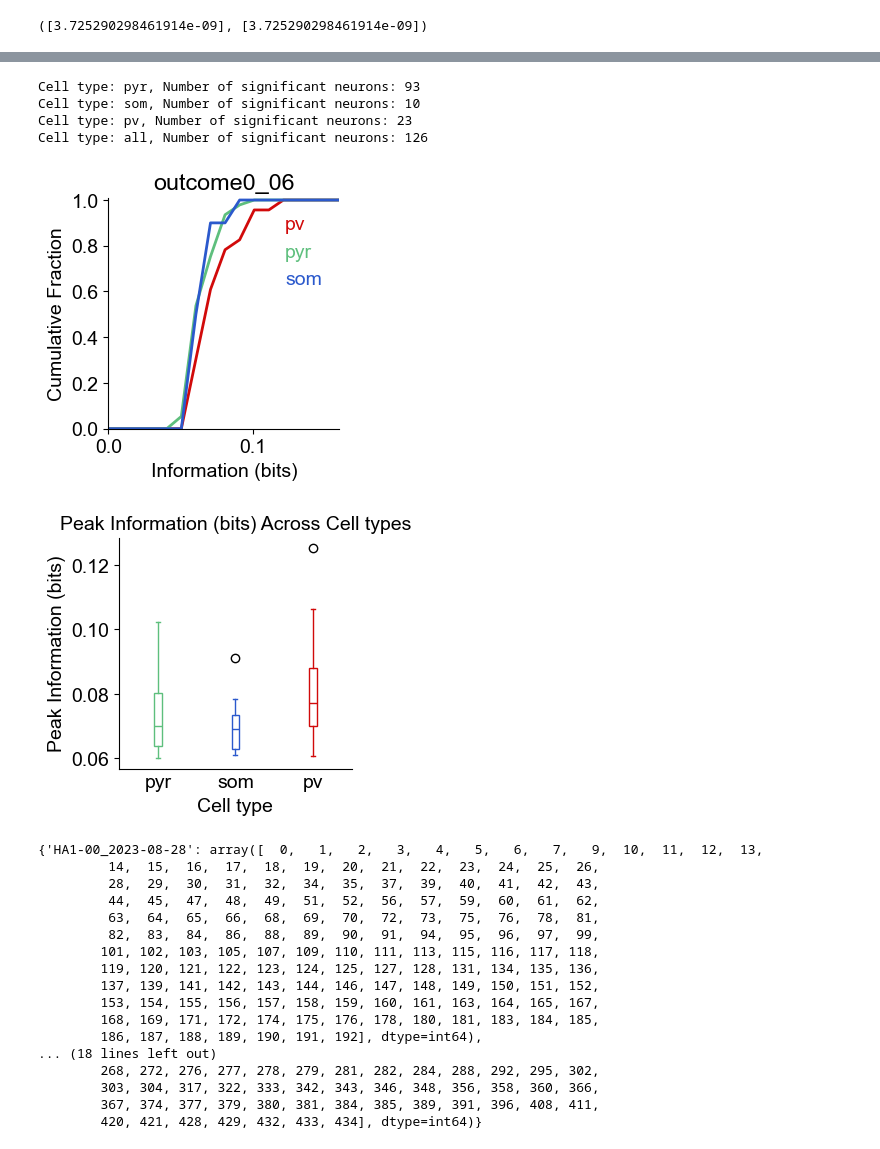
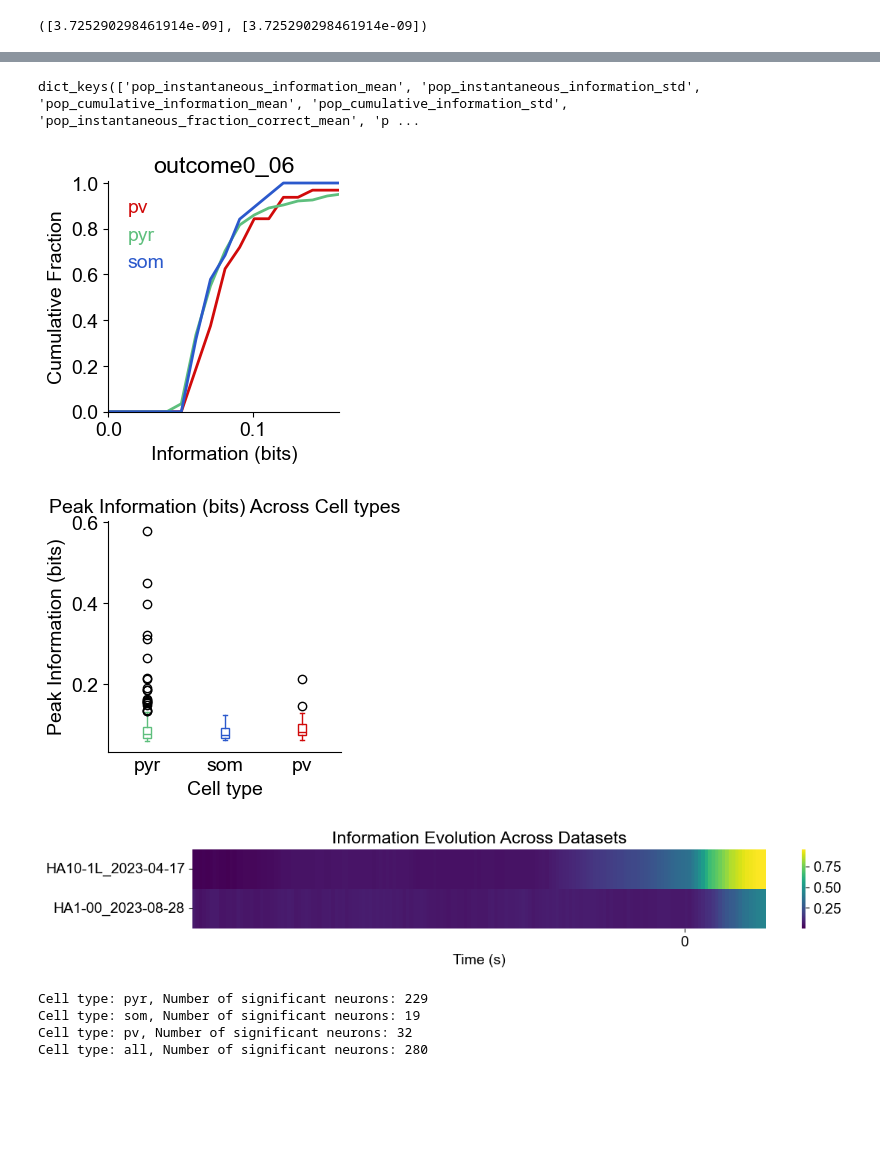
Before and after one commit to constanzabassi/GLM-analysis, a Jupyter notebook: run_glm_decoding_analysis.ipynb, the cells around one changed output, grey strips where cells are left out. Drawn from its saved outputs; the diff is of its cells as text; code cells hidden in the pictures; blank space fills up the shorter version.

Commit message:
update plot labels and x tick events

```diff
--- a/run_glm_decoding_analysis.ipynb
+++ b/run_glm_decoding_analysis.ipynb
@@ -25,7 +25,8 @@ config = DatasetConfig()
 info_dir = 'V:/Connie/results/opto_2024/context/mod'
 all_datasets, mouse_dates_keys = config.load_from_info(info_dir, data_handler)
 datasets, filtered_keys = config.get_datasets_with_variables(decoded_variables)
-datasets, filtered_keys = config.get_specific_datasets([5,9])
+datasets, filtered_keys = config.get_specific_datasets([9,5])
+# event onsets: [7,39,71,132,146]
 # %% [output]
 Unique base variables: {'outcome'}
 Indices to remove: {2, 7, 8, 20, 21, 22}
@@ -250,15 +251,20 @@ analysis_dec = analysisdec(celltype_info)
 # #when testing specific datasets
 # dataset_to_test = ('HE1-00_2023-05-30','HA1-00_2023-08-28') #('HA1-00_2023-08-28', 'HA1-00_2023-08-25','HA10-1L_2023-04-17') #('HA10-1L_2023-03-31') #
 # results_to_test = {dataset: results_pre_all_sb[dataset] for dataset in dataset_to_test}
+# %%
+results_pre_all_sb['HA10-1L_2023-04-17']['shuffled/outcome'].keys()
+# %% [output]
+dict_keys(['pop_instantaneous_information_mean', 'pop_instantaneous_information_std', 'pop_cumulative_information_mean', 'pop_cumulative_information_std', 'pop_instantaneous_fraction_correct_mean', 'p ...
 # %%
 #DECIDE WHETHER OR NOT TO USE END FRAME
 current_model_type = 'both' #'pre' or passive
 results_pre_all = results_pre_all_sb #results_to_test #results_pre_all_sb
 start_frame = 14 #14 before this there is artifact
-end_frame = 100 #100 for sound/photostim
+end_frame = 169 #100 for sound/photostim
 threshold =  0.06 #use threshold OR percentile to decide signficant neurons
 method = 'range_threshold'# 'shuffled_peak', 'threshold_peak', 'range_threshold', 'combined'
 metric_to_plot = 'sc_instantaneous_information_mean'
+current_decoder_type = 'outcome'
 
 # Replace dot with underscore in threshold for directory name
 threshold_str = str(threshold).replace('.', '_')
@@ -278,41 +284,43 @@ all_peaks, neuron_groups = analysis_dec.format_peaks_for_boxplot(peaks_by_cellty
 
 #cdf
 if "shuffled" in current_decoder_type:
     current_decoder_type = current_decoder_type.replace('/', '_') #replace / with _
 plotter.plot_cdf_coupling_index(np.array(cdf_data['all']['peaks']),
                                 cell_labels,
                                 colors = plotter.celltypecolors,
                                 title=f'{current_decoder_type}{threshold_str}',
                                 xlabel = 'Information (bits)',
                                 xval=.15,
                                 xint=0.1,
-                                save_path=f'{save_path}{current_decoder_type}_cdf_thr{threshold_str}.sdf')
+                                save_path=f'{save_path}{current_decoder_type}_cdf_thr{threshold_str}.pdf',
+                                perform_stats=True)
 
 #make boxplot!
 plotter.box_plot(
     data=all_peaks,
     neuron_groups=neuron_groups,
     colors=plotter.celltypecolors,
     measure_string='Peak Information (bits)',
     save_path=f'{save_path}{current_decoder_type}_box_plot_thr{threshold_str}.pdf'
 )
 
 #heatmap across datasets
-#plotter.plot_decoding_heatmap_datasets(results_pre_all, decoder_type= current_decoder_type, metric = 'pop_instantaneous_information_mean')
+plotter.plot_decoding_heatmap_datasets(results_pre_all, decoder_type= current_decoder_type, metric = 'pop_cumulative_information_mean')
 
 # PRINT OUT # OF SIGNIFICANT NEURONS PER CELL TYPE
 # Assuming cdf_data is a dictionary with cell types as keys and peaks as values
 for cell_type, data in cdf_data.items():
     if 'peaks' in data:
         num_significant_neurons = len(np.array(data['peaks']))
         print(f'Cell type: {cell_type}, Number of significant neurons: {num_significant_neurons}')
 # %% [output]
-Cell type: pyr, Number of significant neurons: 93
-Cell type: som, Number of significant neurons: 10
-Cell type: pv, Number of significant neurons: 23
-Cell type: all, Number of significant neurons: 126
-[figure, old version]
+[figure, new version]
-[figure, old version]
+[figure, new version]
+[figure, added]
+Cell type: pyr, Number of significant neurons: 229
+Cell type: som, Number of significant neurons: 19
+Cell type: pv, Number of significant neurons: 32
+Cell type: all, Number of significant neurons: 280
 # %%
 def visualize_single_neuron_analysis(results_dict,shuffled_structure , plotter, analyzer, decoder_type='sound_category', start_frame=14, end_frame=None, metric = 'sc_instantaneous_information_mean', significance_percentile = 95, threshold = None,method = 'shuffled_peaks', save_path=None):
     """Orchestrate single neuron analysis and visualization."""
@@ -332,26 +355,8 @@ def visualize_single_neuron_analysis(results_dict,shuffled_structure , plotter,
 
     return significant_neurons_data, significance_struc, significant_neurons
 # %%
-significant_neurons_data, significance_struc = analysis_dec.analyze_significant_neurons(results_pre_all_sb,shuffled_structure,method, current_decoder_type, 14, 169,'sc_instantaneous_information_mean' ,95, threshold = threshold)
-significance_struc
+# significant_neurons_data, significance_struc = analysis_dec.analyze_significant_neurons(results_pre_all_sb,shuffled_structure,method, current_decoder_type, 14, 169,'sc_instantaneous_information_mean' ,95, threshold = threshold)
+# sig_neurons['HA10-1L_2023-04-17'].shape
-# %% [output]
-{'HA1-00_2023-08-28': array([  0,   1,   2,   3,   4,   5,   6,   7,   9,  10,  11,  12,  13,
-         14,  15,  16,  17,  18,  19,  20,  21,  22,  23,  24,  25,  26,
-         28,  29,  30,  31,  32,  34,  35,  37,  39,  40,  41,  42,  43,
-         44,  45,  47,  48,  49,  51,  52,  56,  57,  59,  60,  61,  62,
-         63,  64,  65,  66,  68,  69,  70,  72,  73,  75,  76,  78,  81,
-         82,  83,  84,  86,  88,  89,  90,  91,  94,  95,  96,  97,  99,
-        101, 102, 103, 105, 107, 109, 110, 111, 113, 115, 116, 117, 118,
-        119, 120, 121, 122, 123, 124, 125, 127, 128, 131, 134, 135, 136,
-        137, 139, 141, 142, 143, 144, 146, 147, 148, 149, 150, 151, 152,
-        153, 154, 155, 156, 157, 158, 159, 160, 161, 163, 164, 165, 167,
-        168, 169, 171, 172, 174, 175, 176, 178, 180, 181, 183, 184, 185,
-        186, 187, 188, 189, 190, 191, 192], dtype=int64),
-... (18 lines left out)
-        268, 272, 276, 277, 278, 279, 281, 282, 284, 288, 292, 295, 302,
-        303, 304, 317, 322, 333, 342, 343, 346, 348, 356, 358, 360, 366,
-        367, 374, 377, 379, 380, 381, 384, 385, 389, 391, 396, 408, 411,
-        420, 421, 428, 429, 432, 433, 434], dtype=int64)}
 # %%
 # Call the visualization function
 threshold = 0.06
```
Also changed, not shown: parts of 9 cells of this notebook, 1 other file.
